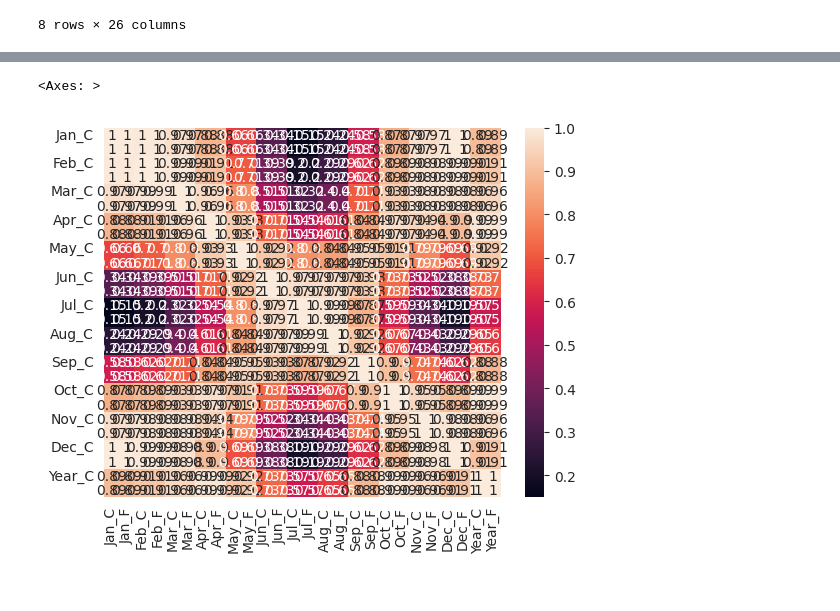
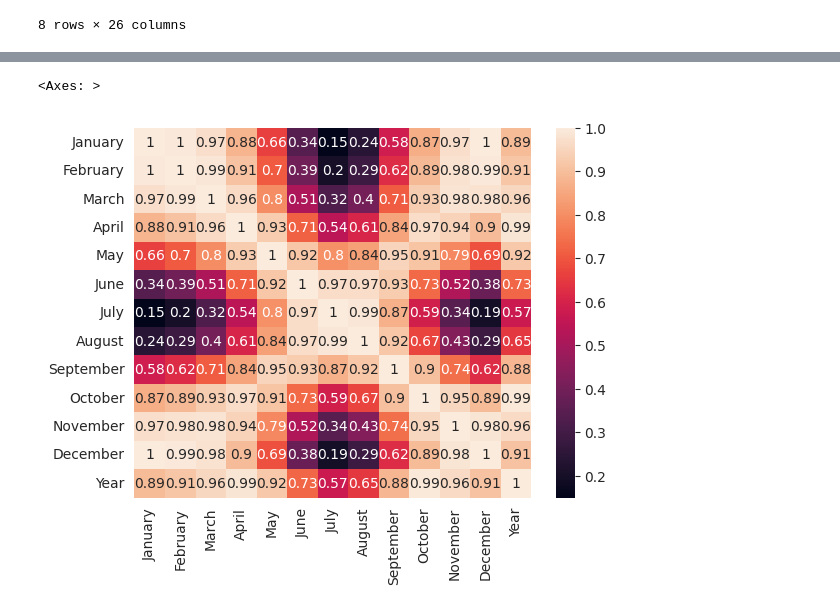
Before and after one commit to park21306/DataProject, a Jupyter notebook: Projectme.ipynb, the cells around one changed output, grey strips where cells are left out. Cells and saved outputs as stored; diff of their text form; code cells hidden in the pictures.

```diff
--- a/Projectme.ipynb
+++ b/Projectme.ipynb
@@ -364,0 +363,4 @@ import seaborn as sns
+# %%
+Data_Celsius=data2[["Country","City", 'Jan_C', 'Feb_C', 'Mar_C', 'Apr_C', 'May_C', 'Jun_C', 'Jul_C','Aug_C', 'Sep_C', 'Oct_C','Nov_C', 'Dec_C', 'Year_C']]
+# %%
+Data_Celsius.rename(columns = {'Jan_C' : 'January', 'Feb_C': 'February', 'Mar_C': 'March', 'Apr_C': 'April', 'May_C': 'May', 'Jun_C': 'June', 'Jul_C': 'July','Aug_C': 'August', 'Sep_C': 'September', 'Oct_C': 'October','Nov_C': 'November', 'Dec_C': 'December', 'Year_C': 'Year'}, inplace = True)
@@ -367,5 +390,5 @@ sns.set_style("whitegrid")
 # %%
-sns.heatmap(data2.corr(), annot= True)
+sns.heatmap(Data_Celsius.corr(), annot= True)
 # %% [output]
 <Axes: >
-[figure, old version]
+[figure, new version]
```
Also changed, not shown: parts of 7 cells of this notebook.
